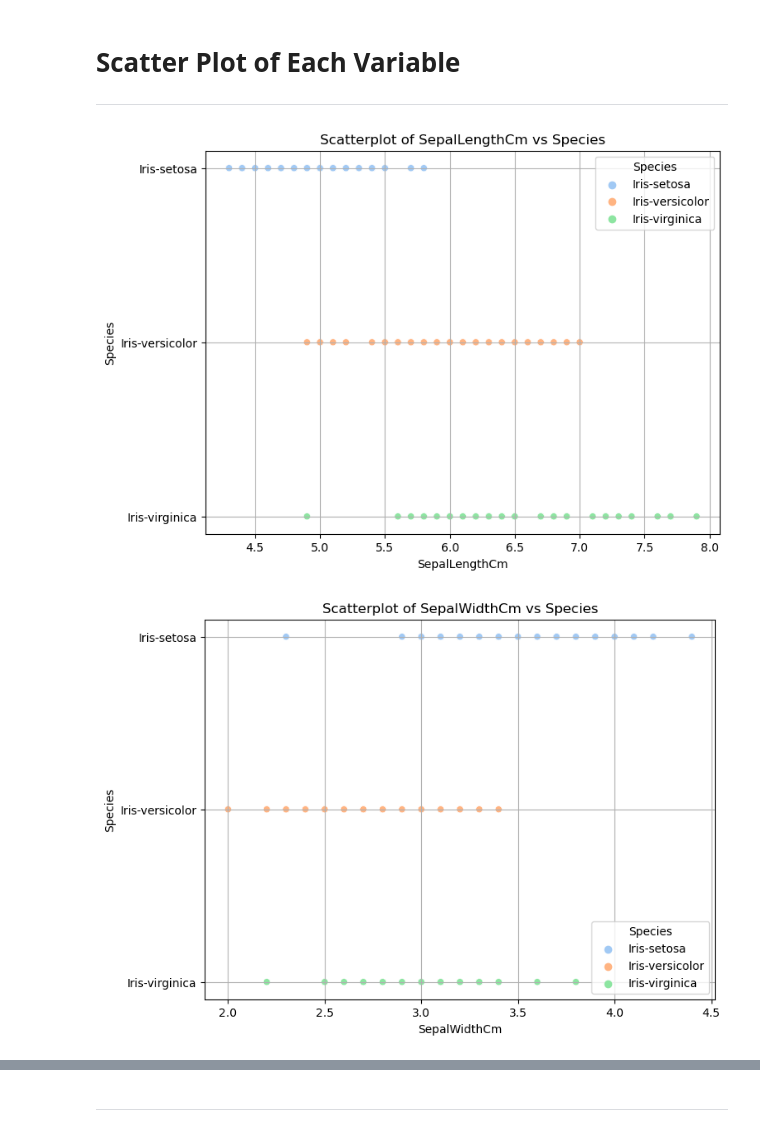
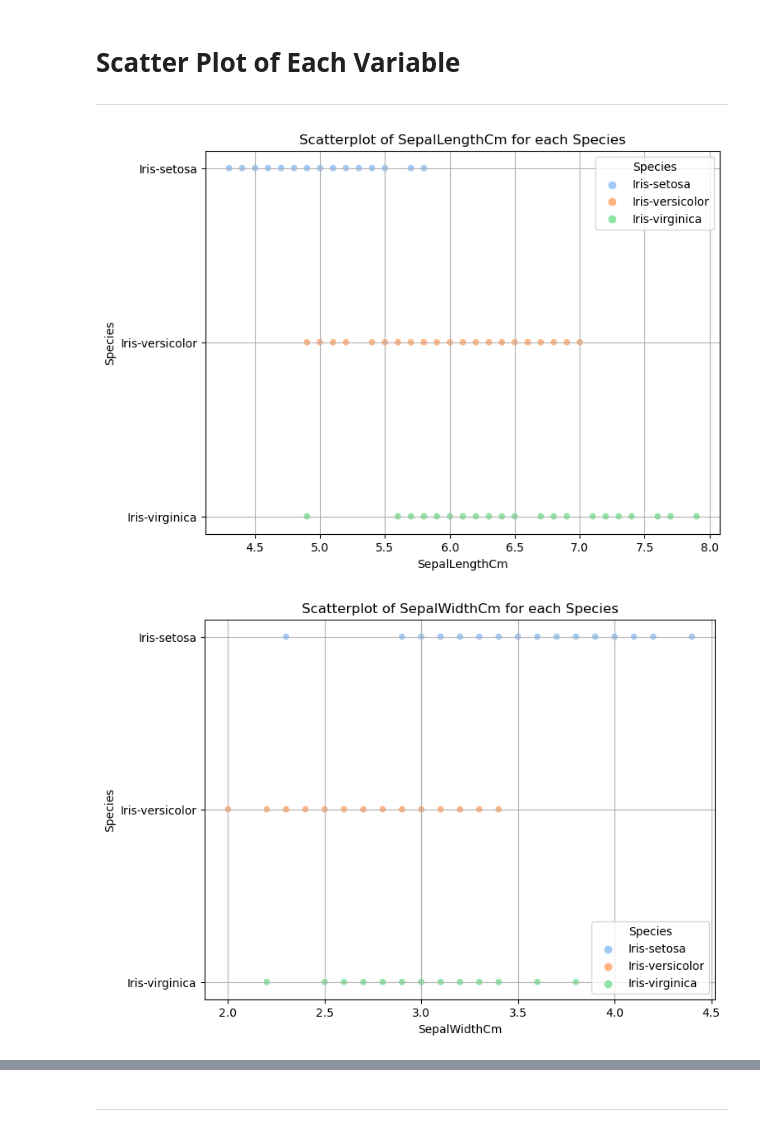
Before and after one commit to briannemcgrath/pands-project, a Jupyter notebook: analysis.ipynb, the cells around one changed output, grey strips where cells are left out. Saved outputs shown, nothing was run; the diff lists cells and outputs as text; code cells hidden in the pictures.

```diff
--- a/analysis.ipynb
+++ b/analysis.ipynb
@@ -188,14 +188,14 @@ Histograms of variables output to 'histograms' file.
 # %%
 #Scatter Plot for Each Variable
 
 for column in df.columns[:-1]: #Species Column Excluded
     plt.figure(figsize=(8,6))
     sns.scatterplot(data=df, x=column, y='Species', hue='Species', palette='pastel')
-    plt.title(f"Scatterplot of {column} vs Species")
+    plt.title(f"Scatterplot of {column} for each Species")
     plt.xlabel(column)
     plt.ylabel("Species")
     plt.grid() #Maybe adjust linestyle - review this
     plt.show()
 # %% [output]
-[figure, old version]
+[figure, new version]
-[figure, old version]
+[figure, new version]
```
Also changed, not shown: parts of 5 cells of this notebook.
